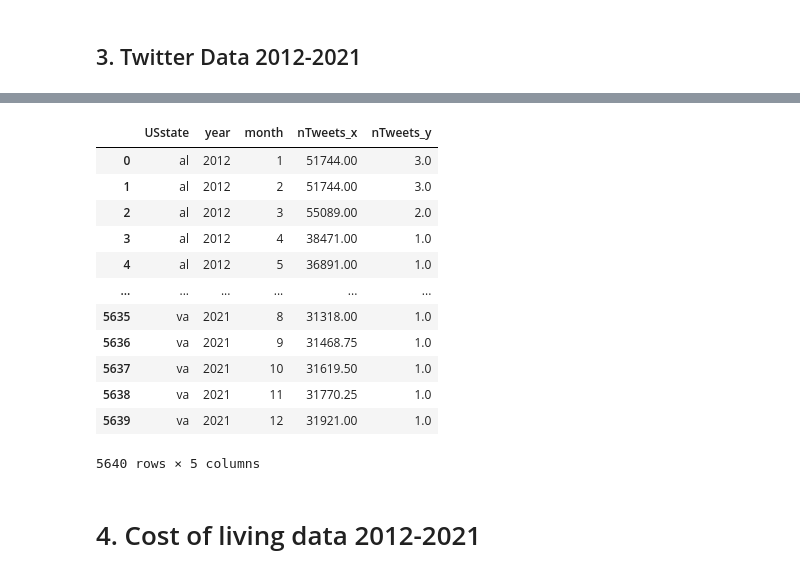
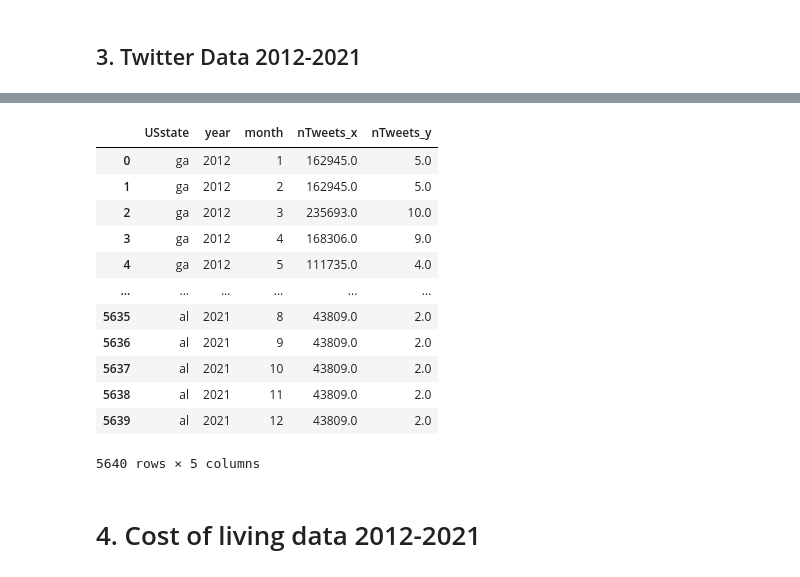
Before and after one commit to cenxi-si/DS-industry-project-group35, a Jupyter notebook: Data Prepossessing.ipynb, the cells around one changed output, grey strips where cells are left out. Drawn from its saved outputs; the diff is of its cells as text; code cells hidden in the pictures.

```diff
--- a/Data Prepossessing.ipynb
+++ b/Data Prepossessing.ipynb
@@ -164,7 +165,7 @@ alcohol_df
 # %%
 alcohol = pd.DataFrame()
 for i in range(len(alcohol_state)):
-    curr_alcohol = alcohol_df[alcohol_df['USstate']==state[i]]
+    curr_alcohol = alcohol_df[alcohol_df['USstate']==alcohol_state[i]]
     curr_alcohol['Number of establishments (ESTAB)'] = curr_alcohol['Number of establishments (ESTAB)'].interpolate(method ='cubic', limit_direction ='forward')
     curr_alcohol['Number of establishments (ESTAB)'] = curr_alcohol['Number of establishments (ESTAB)'].interpolate(method ='linear', limit_direction ='backward')
     alcohol = pd.concat([alcohol, curr_alcohol])
@@ -198,12 +199,15 @@ tweets = tweets.sort_values(by=['year', 'month.keyword: Descending'], ascending=
 tweets = tweets.rename(columns={'month.keyword: Descending': 'month'})
 
 tweets_state = set(tweets['USstate'].to_list())
+tweets_state = list(tweets_state)
+
+year = [2012, 2013, 2014, 2015, 2016, 2017, 2018, 2019, 2020, 2021]
+month = [1, 2, 3, 4, 5, 6, 7, 8, 9, 10, 11, 12]
+full_tweet = pd.DataFrame(columns=['USstate', 'year', 'month'])
+for i in range(len(tweets_state)):
+    for j in year:
+        for k in month:
+            full_tweet = full_tweet.append({'USstate': tweets_state[i], 'year': j, 'month': k}, ignore_index=True)
+print(len(tweets_state))
+tweets_df = pd.merge(tweets, full_tweet, on=['USstate', 'year', 'month'], how='right')
+tweets_df
-# %%
-year = [2012, 2013, 2014, 2015, 2016, 2017, 2018, 2019, 2020, 2021]
-month = [1, 2, 3, 4, 5, 6, 7, 8, 9, 10, 11, 12]
-full_tweet = pd.DataFrame(columns=['USstate', 'year', 'month'])
-for i in range(len(tweets_state)):
-    for j in year:
-        for k in month:
-            full_tweet = full_tweet.append({'USstate': state[i], 'year': j, 'month': k}, ignore_index=True)
-print(len(tweets_state))
@@ -229,25 +214,31 @@ tweets
 # %%
-# use spline to fill the missing data # cubic
-tweets = pd.merge(tweets, full_tweet, on=['USstate', 'year', 'month'], how='right')
-tweets['nTweets_x'] = tweets['nTweets_x'].interpolate(method ='linear', limit_direction ='backward')
-tweets['nTweets_y'] = tweets['nTweets_y'].interpolate(method ='linear', limit_direction ='backward')
-tweets['year'] = pd.to_numeric(tweets['year'])
-tweets['month'] = pd.to_numeric(tweets['month'])
-tweets.to_csv('./data/tweet/tweets_df.csv')
-tweets
+# use spline to fill the missing data # linear
+tweets2 = pd.DataFrame()
+for i in range(len(tweets_state)):
+    curr_tweet = tweets_df[tweets_df['USstate']==tweets_state[i]]
+    curr_tweet['nTweets_x'] = curr_tweet['nTweets_x'].interpolate(method ='linear', limit_direction ='forward')
+    curr_tweet['nTweets_x'] = curr_tweet['nTweets_x'].interpolate(method ='linear', limit_direction ='backward')
+    curr_tweet['nTweets_y'] = curr_tweet['nTweets_y'].interpolate(method ='linear', limit_direction ='forward')
+    curr_tweet['nTweets_y'] = curr_tweet['nTweets_y'].interpolate(method ='linear', limit_direction ='backward')
+    tweets2 = pd.concat([tweets2, curr_tweet])
+
+tweets2['year'] = pd.to_numeric(tweets2['year'])
+tweets2['month'] = pd.to_numeric(tweets2['month'])
+tweets2.to_csv('./data/tweet/tweets_df.csv')
+tweets2
 # %% [output]
 |  | USstate | year | month | nTweets_x | nTweets_y |
-| 0 | al | 2012 | 1 | 51744.00 | 3.0 |
-| 1 | al | 2012 | 2 | 51744.00 | 3.0 |
-| 2 | al | 2012 | 3 | 55089.00 | 2.0 |
-| 3 | al | 2012 | 4 | 38471.00 | 1.0 |
-| 4 | al | 2012 | 5 | 36891.00 | 1.0 |
+| 0 | ga | 2012 | 1 | 162945.0 | 5.0 |
+| 1 | ga | 2012 | 2 | 162945.0 | 5.0 |
+| 2 | ga | 2012 | 3 | 235693.0 | 10.0 |
+| 3 | ga | 2012 | 4 | 168306.0 | 9.0 |
+| 4 | ga | 2012 | 5 | 111735.0 | 4.0 |
 | ... | ... | ... | ... | ... | ... |
-| 5635 | va | 2021 | 8 | 31318.00 | 1.0 |
-| 5636 | va | 2021 | 9 | 31468.75 | 1.0 |
-| 5637 | va | 2021 | 10 | 31619.50 | 1.0 |
-| 5638 | va | 2021 | 11 | 31770.25 | 1.0 |
-| 5639 | va | 2021 | 12 | 31921.00 | 1.0 |
+| 5635 | al | 2021 | 8 | 43809.0 | 2.0 |
+| 5636 | al | 2021 | 9 | 43809.0 | 2.0 |
+| 5637 | al | 2021 | 10 | 43809.0 | 2.0 |
+| 5638 | al | 2021 | 11 | 43809.0 | 2.0 |
+| 5639 | al | 2021 | 12 | 43809.0 | 2.0 |
 5640 rows × 5 columns
 # %% [markdown]
 # 4. Cost of living data 2012-2021
```
Also changed, not shown: parts of 7 cells of this notebook, 13 other files.
